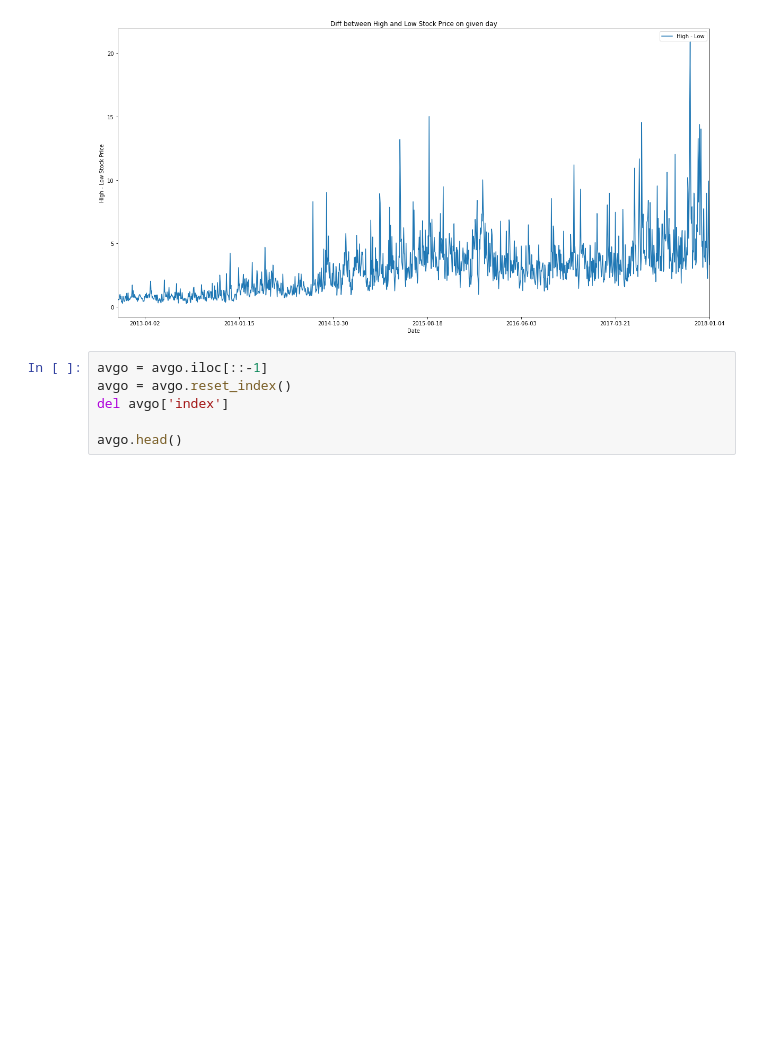
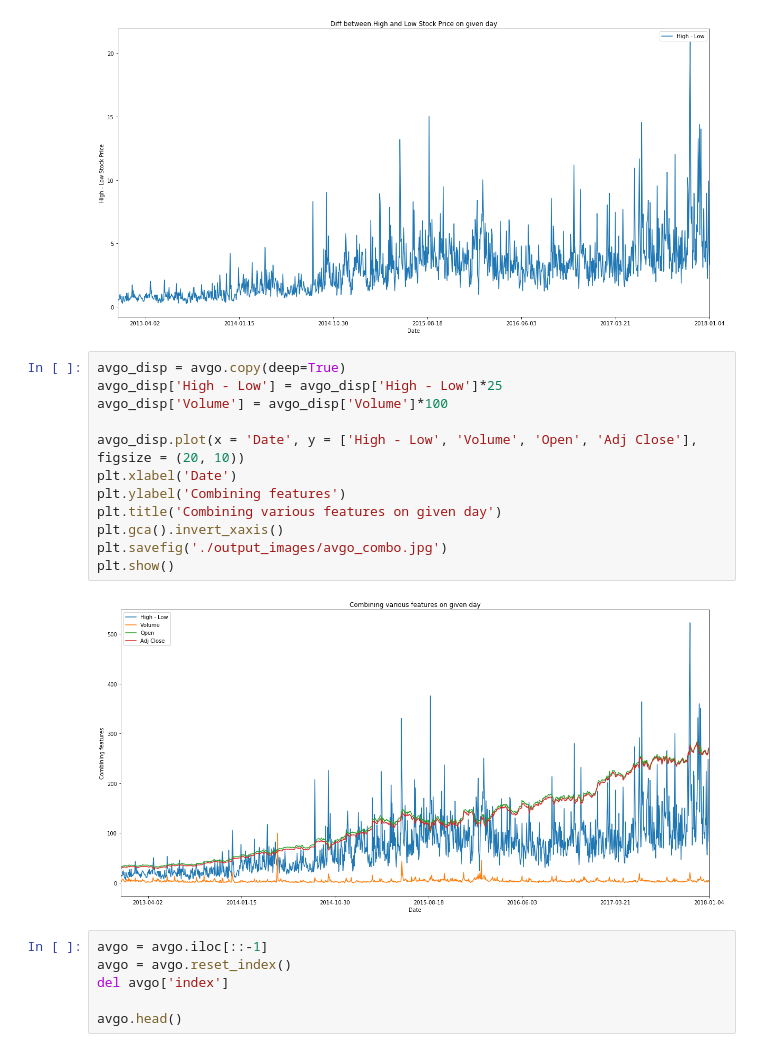
Before and after one commit to sandeeppaulraj/machine-learning, a Jupyter notebook: projects/capstone/stock_price_estimator.ipynb, the cells around one changed output. Drawn from its saved outputs; the diff is of its cells as text; blank space fills up the shorter version.

Commit message:
update project with a new combo plot

```diff
--- a/projects/capstone/stock_price_estimator.ipynb
+++ b/projects/capstone/stock_price_estimator.ipynb
@@ -308,6 +308,20 @@ plt.savefig('./output_images/avgo_high_low.jpg')
 plt.show()
 # %% [output]
 [figure]
+# %%
+avgo_disp = avgo.copy(deep=True)
+avgo_disp['High - Low'] = avgo_disp['High - Low']*25
+avgo_disp['Volume'] = avgo_disp['Volume']*100
+
+avgo_disp.plot(x = 'Date', y = ['High - Low', 'Volume', 'Open', 'Adj Close'], figsize = (20, 10))
+plt.xlabel('Date')
+plt.ylabel('Combining features')
+plt.title('Combining various features on given day')
+plt.gca().invert_xaxis()
+plt.savefig('./output_images/avgo_combo.jpg')
+plt.show()
+# %% [output]
+[figure, added]
 # %%
 avgo = avgo.iloc[::-1]
 avgo = avgo.reset_index()
```
Also changed, not shown: parts of 4 cells of this notebook, 1 other file.
